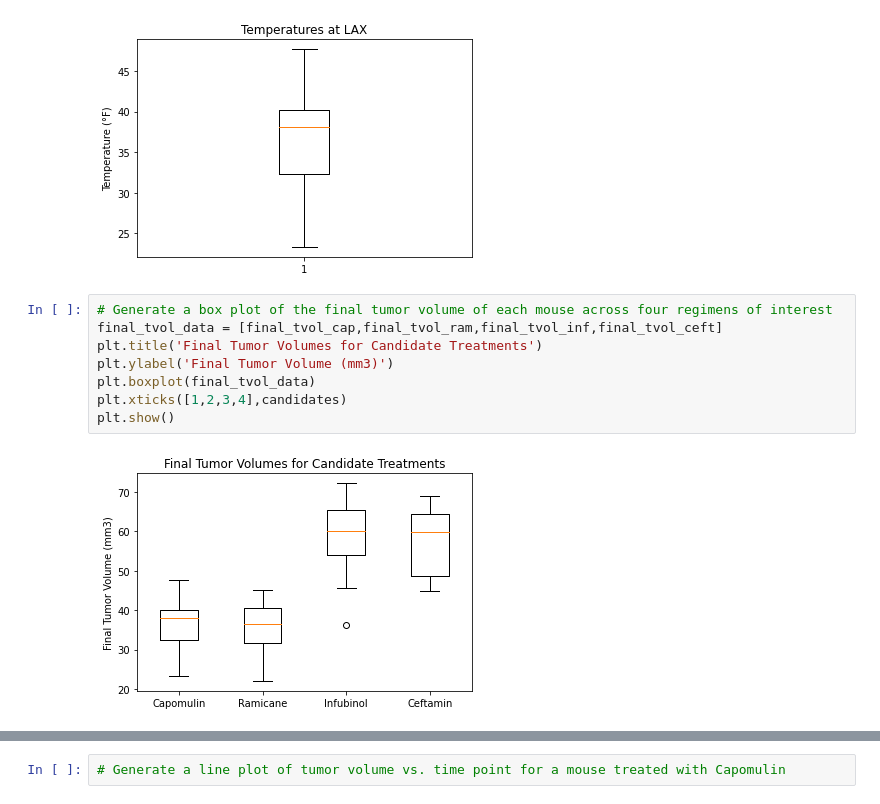
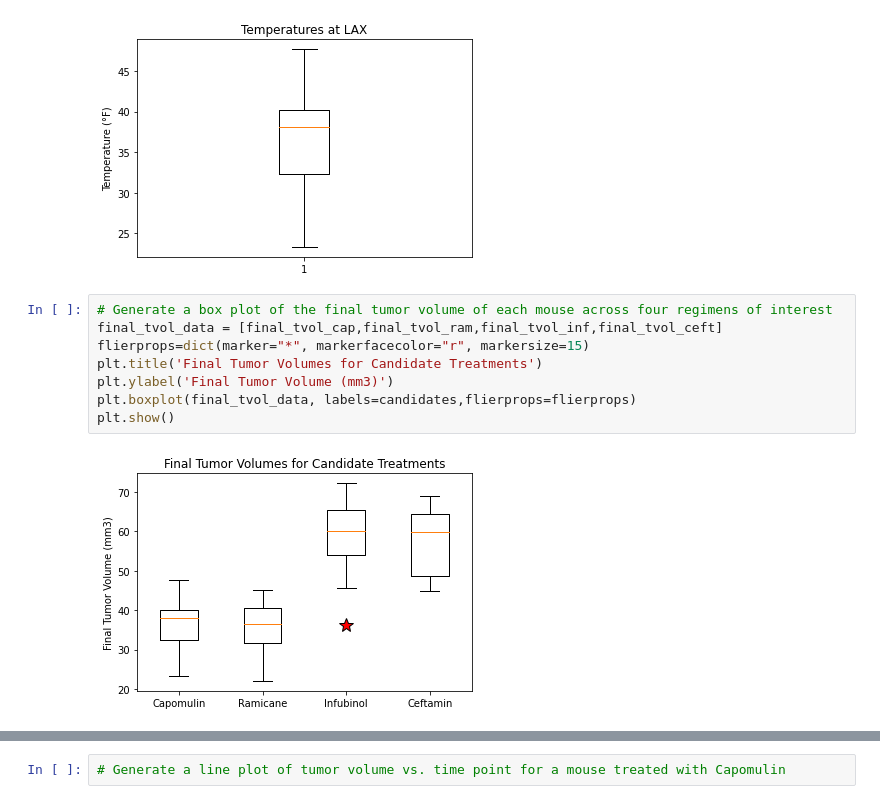
Before and after one commit to migheljackson/matplotlib-challenge, a Jupyter notebook: pymaceuticals_starter.ipynb, the cells around one changed output, grey strips where cells are left out. Saved outputs shown, nothing was run; the diff lists cells and outputs as text.

Commit message:
Formatted box plot for candidates

```diff
--- a/pymaceuticals_starter.ipynb
+++ b/pymaceuticals_starter.ipynb
@@ -442,12 +442,12 @@ plt.show()
 # %%
 # Generate a box plot of the final tumor volume of each mouse across four regimens of interest
 final_tvol_data = [final_tvol_cap,final_tvol_ram,final_tvol_inf,final_tvol_ceft]
+flierprops=dict(marker="*", markerfacecolor="r", markersize=15)
 plt.title('Final Tumor Volumes for Candidate Treatments')
 plt.ylabel('Final Tumor Volume (mm3)')
-plt.boxplot(final_tvol_data)
-plt.xticks([1,2,3,4],candidates)
+plt.boxplot(final_tvol_data, labels=candidates,flierprops=flierprops)
 plt.show()
 # %% [output]
-[figure, old version]
+[figure, new version]
 # %%
 ## Line and Scatter Plots
```
Also changed, not shown: parts of 1 cell of this notebook.
